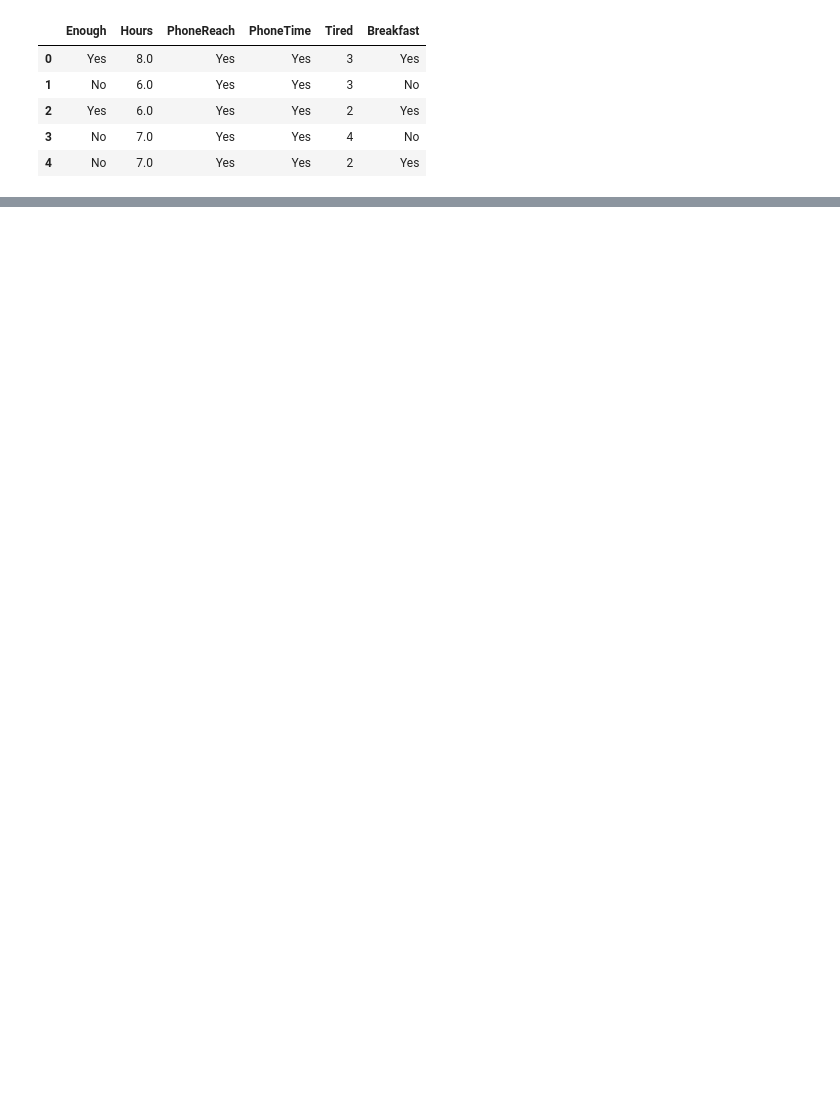
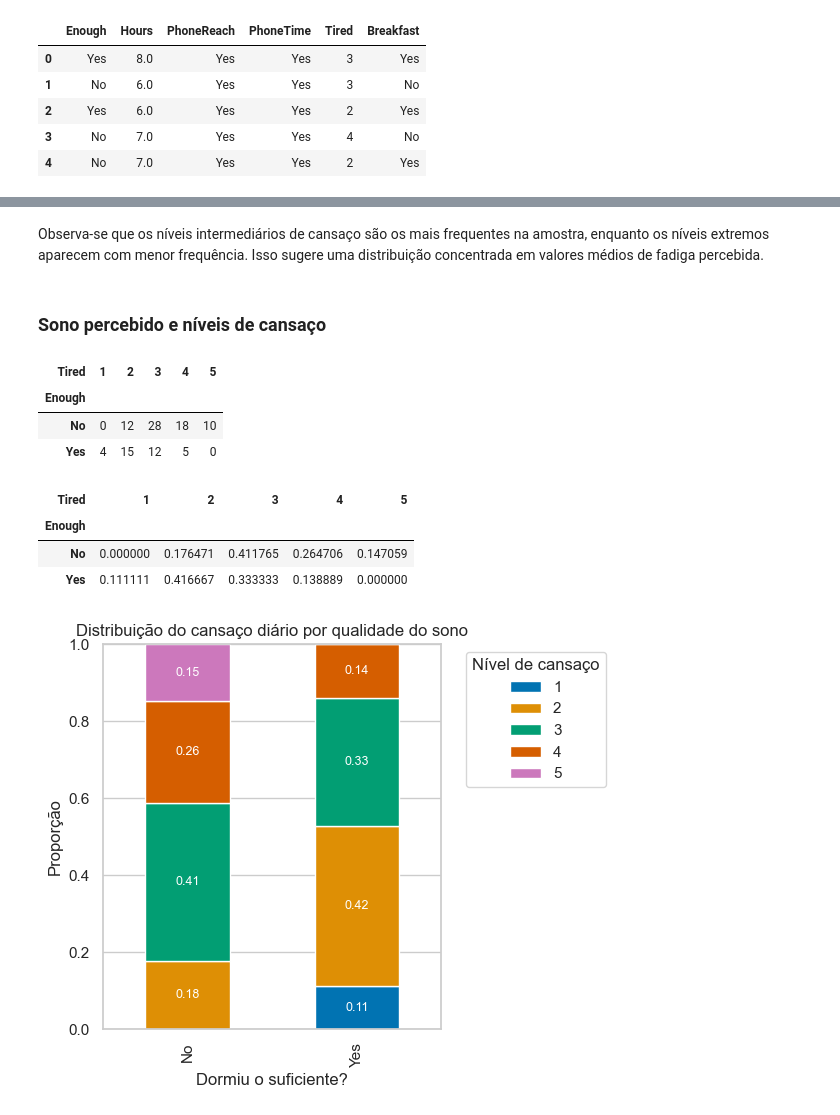
Before and after one commit to bsqrll/sleep-mental-health-pilot, a Jupyter notebook: notebooks/02_full_analysis.ipynb, the cells around one changed output, grey strips where cells are left out. Saved outputs shown, nothing was run; the diff lists cells and outputs as text; code cells hidden in the pictures; blank space fills up the shorter version.

```diff
--- a/notebooks/02_full_analysis.ipynb
+++ b/notebooks/02_full_analysis.ipynb
@@ -50,0 +140,57 @@ memory usage: 5.0 KB
+# %% [markdown]
+Observa-se que os níveis intermediários de cansaço são os mais frequentes na amostra, enquanto os níveis extremos aparecem com menor frequência. Isso sugere uma distribuição concentrada em valores médios de fadiga percebida.
+# %% [markdown]
+### Sono percebido e níveis de cansaço
+# %%
+pd.crosstab(df["Enough"], df["Tired"])
+# %% [output]
+| Tired | 1 | 2 | 3 | 4 | 5 |
+| Enough |  |  |  |  |  |
+| No | 0 | 12 | 28 | 18 | 10 |
+| Yes | 4 | 15 | 12 | 5 | 0 |
+# %%
+pd.crosstab(df["Enough"], df["Tired"], normalize="index")
+# %% [output]
+| Tired | 1 | 2 | 3 | 4 | 5 |
+| Enough |  |  |  |  |  |
+| No | 0.000000 | 0.176471 | 0.411765 | 0.264706 | 0.147059 |
+| Yes | 0.111111 | 0.416667 | 0.333333 | 0.138889 | 0.000000 |
+# %%
+# Crosstab normalizado por linha
+ct = pd.crosstab(
+    df["Enough"],
+    df["Tired"],
+    normalize="index"
+)
+
+# Plot
+ax = ct.plot(
+    kind="bar",
+    stacked=True,
+    figsize=(6, 5)
+)
+
+# Títulos e rótulos
+ax.set_title("Distribuição do cansaço diário por qualidade do sono")
+ax.set_xlabel("Dormiu o suficiente?")
+ax.set_ylabel("Proporção")
+ax.legend(title="Nível de cansaço", bbox_to_anchor=(1.05, 1), loc="upper left")
+
+# Rótulos dentro das barras (ignorando zeros)
+for container in ax.containers:
+    labels = [
+        f"{v:.2f}" if v > 0 else ""
+        for v in container.datavalues
+    ]
+    ax.bar_label(
+        container,
+        labels=labels,
+        label_type="center",
+        color="white",
+        fontsize=9
+    )
+
+plt.tight_layout()
+plt.show()
+# %% [output]
+[figure, added]
```
Also changed, not shown: parts of 39 cells of this notebook, 1 other file.
